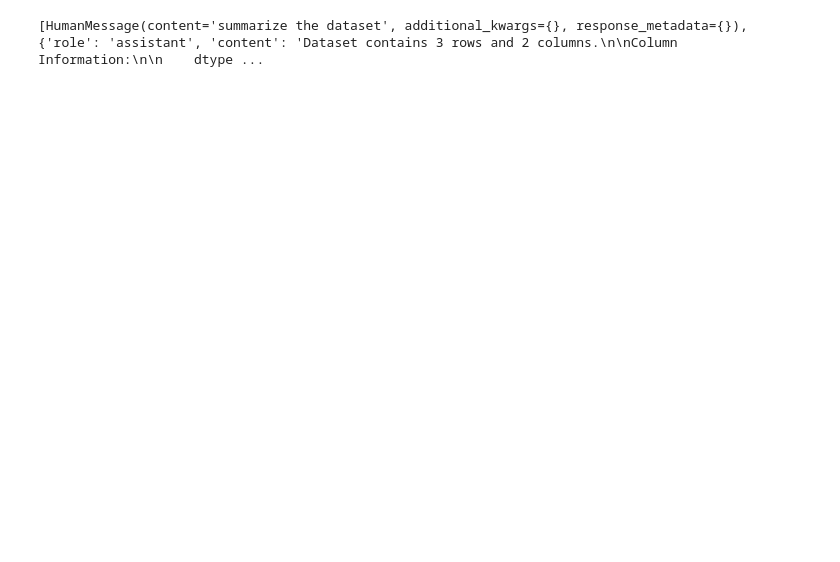
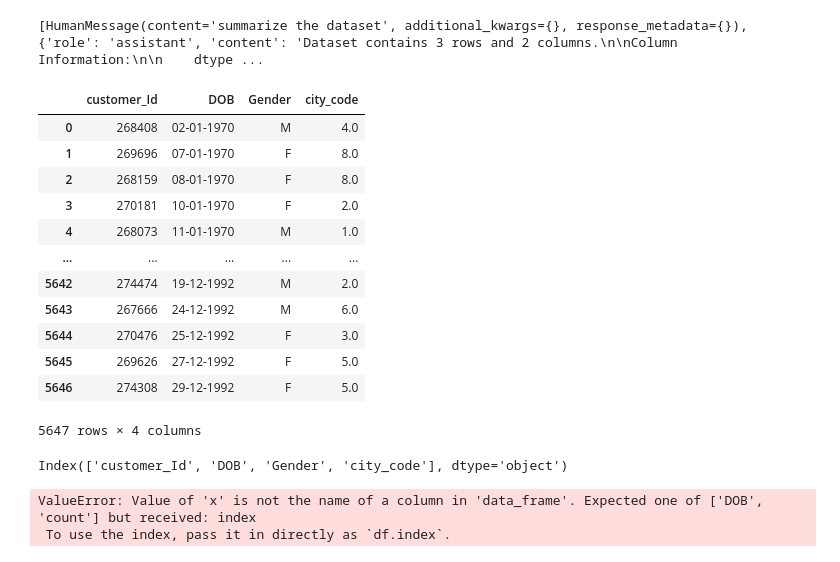
Before and after one commit to omogbolahan94/Data-Analyst-Assistant-App, a Jupyter notebook: main.ipynb, the cells around one changed output. Cells and saved outputs as stored; diff of their text form; code cells hidden in the pictures; blank space fills up the shorter version.

```diff
--- a/main.ipynb
+++ b/main.ipynb
@@ -607,3 +619,19 @@ state = {"messages": [HumanMessage(content="summarize the dataset")]}
 print(tool_data_summary(state)["messages"])
 # %% [output]
 [HumanMessage(content='summarize the dataset', additional_kwargs={}, response_metadata={}), {'role': 'assistant', 'content': 'Dataset contains 3 rows and 2 columns.\n\nColumn Information:\n\n    dtype ...
+# %%
+df
+# %% [output]
+|  | customer_Id | DOB | Gender | city_code |
+| 0 | 268408 | 02-01-1970 | M | 4.0 |
+| 1 | 269696 | 07-01-1970 | F | 8.0 |
+| 2 | 268159 | 08-01-1970 | F | 8.0 |
+| 3 | 270181 | 10-01-1970 | F | 2.0 |
+| 4 | 268073 | 11-01-1970 | M | 1.0 |
+| ... | ... | ... | ... | ... |
+| 5642 | 274474 | 19-12-1992 | M | 2.0 |
+| 5643 | 267666 | 24-12-1992 | M | 6.0 |
+| 5644 | 270476 | 25-12-1992 | F | 3.0 |
+| 5645 | 269626 | 27-12-1992 | F | 5.0 |
+| 5646 | 274308 | 29-12-1992 | F | 5.0 |
+5647 rows × 4 columns
@@ -609,0 +705,4 @@ print(tool_data_summary(state)["messages"])
+# %%
+df.columns
+# %% [output]
+Index(['customer_Id', 'DOB', 'Gender', 'city_code'], dtype='object')
@@ -609,0 +755,5 @@ print(tool_data_summary(state)["messages"])
+# %%
+tool_dashboard()
+# %% [output]
+ValueError: Value of 'x' is not the name of a column in 'data_frame'. Expected one of ['DOB', 'count'] but received: index
+ To use the index, pass it in directly as `df.index`.
```
Also changed, not shown: parts of 13 cells of this notebook, 2 other files.
